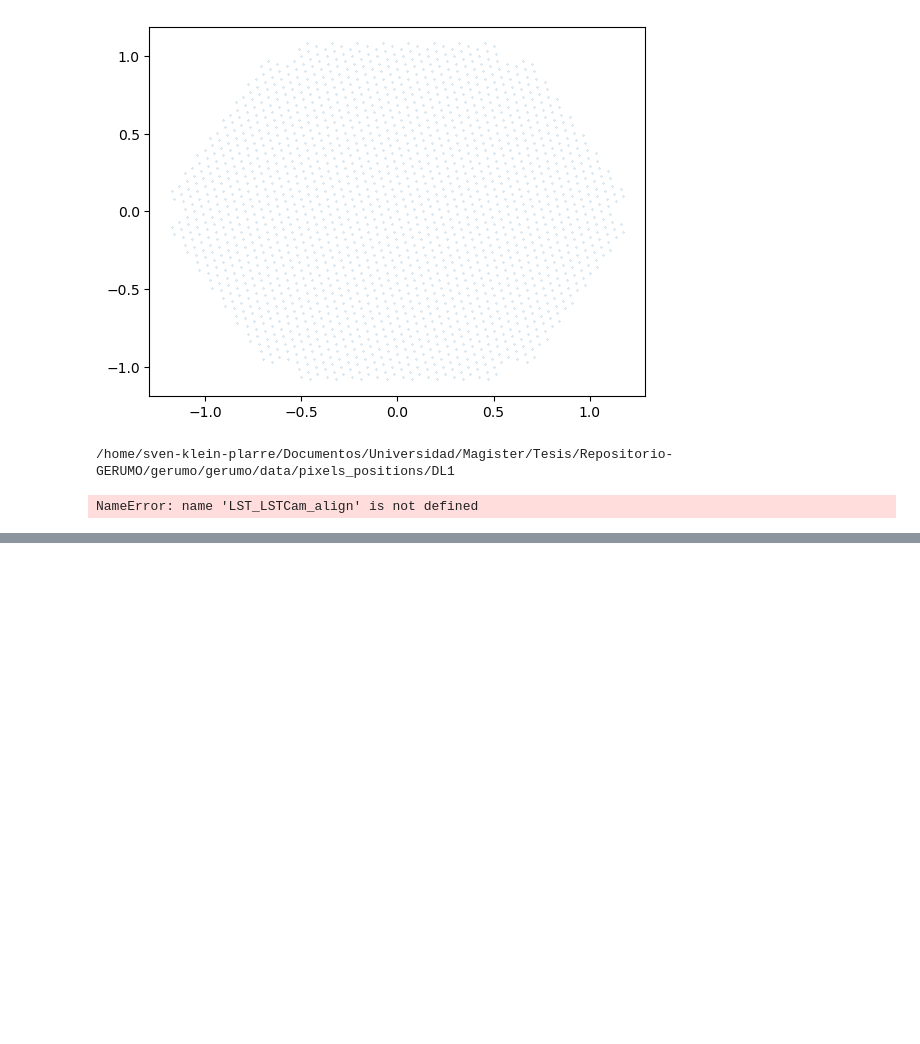
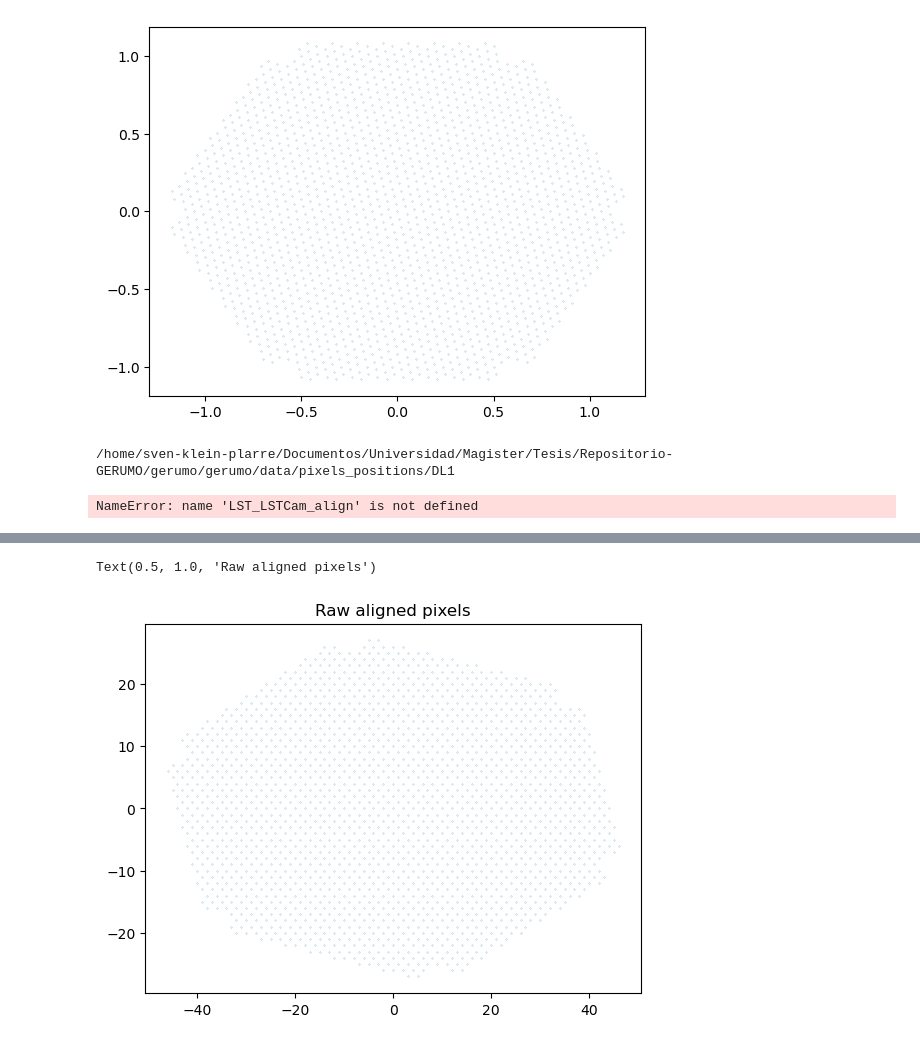
Before and after one commit to maray/gerumo, a Jupyter notebook: notebooks/Test_Sven_preprocesing.ipynb, the cells around one changed output, grey strips where cells are left out. Drawn from its saved outputs; the diff is of its cells as text; code cells hidden in the pictures; blank space fills up the shorter version.

```diff
--- a/notebooks/Test_Sven_preprocesing.ipynb
+++ b/notebooks/Test_Sven_preprocesing.ipynb
@@ -477,0 +487,8 @@ plt.scatter(load_x,load_y, s=a_1*10)
+# %%
+load_x_ML1_align = load_data_ML1_LST_align[0]
+load_y_ML1_align = load_data_ML1_LST_align[1]
+plt.scatter(load_x_ML1_align,load_y_ML1_align, s=a_1*10)
+plt.title("Raw aligned pixels")
+# %% [output]
+Text(0.5, 1.0, 'Raw aligned pixels')
+[figure, added]
```
Also changed, not shown: parts of 14 cells of this notebook, 32 other files.
